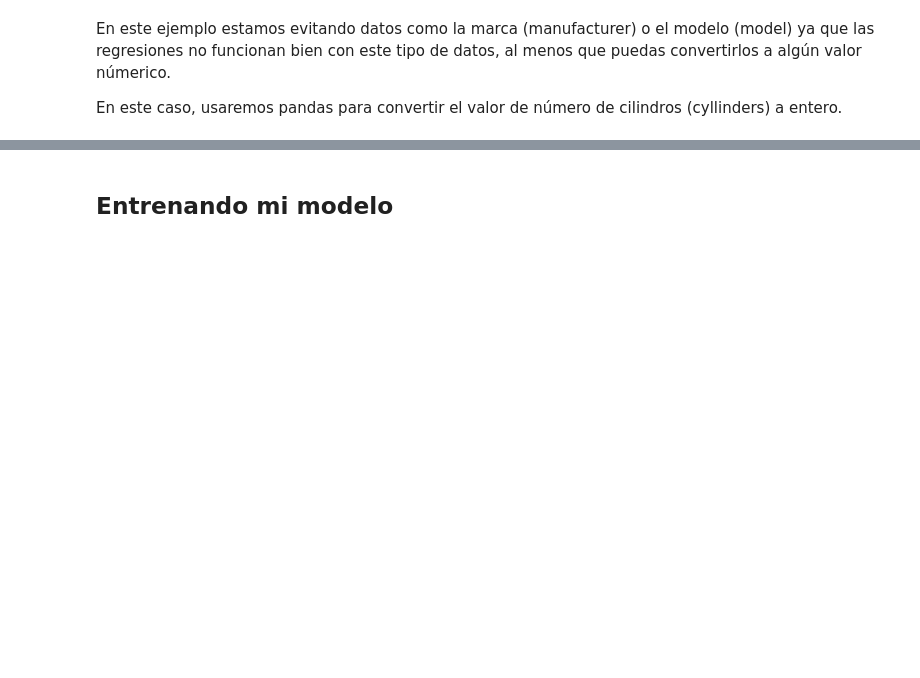
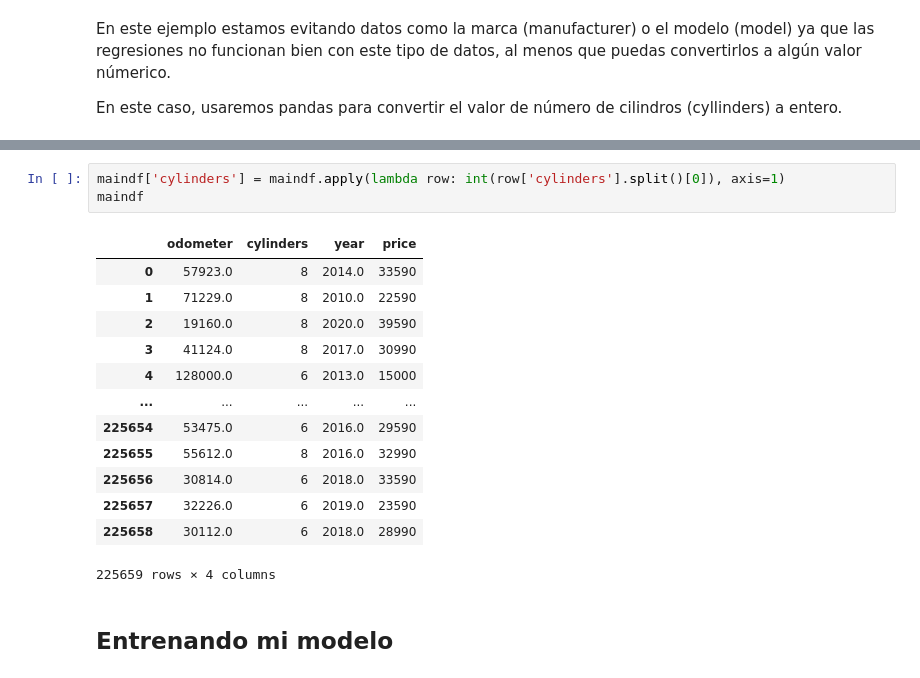
Before and after one commit to delgadofarid/data-science-intro-python, a Jupyter notebook: predictive-model/lab.ipynb, the cells around one changed output, grey strips where cells are left out. Saved outputs shown, nothing was run; the diff lists cells and outputs as text; blank space fills up the shorter version.

```diff
--- a/predictive-model/lab.ipynb
+++ b/predictive-model/lab.ipynb
@@ -23,3 +98,20 @@ En este caso, usaremos pandas para convertir el valor de número de cilindros (c
+# %%
+maindf['cylinders'] = maindf.apply(lambda row: int(row['cylinders'].split()[0]), axis=1)
+maindf
+# %% [output]
+|  | odometer | cylinders | year | price |
+| 0 | 57923.0 | 8 | 2014.0 | 33590 |
+| 1 | 71229.0 | 8 | 2010.0 | 22590 |
+| 2 | 19160.0 | 8 | 2020.0 | 39590 |
+| 3 | 41124.0 | 8 | 2017.0 | 30990 |
+| 4 | 128000.0 | 6 | 2013.0 | 15000 |
+| ... | ... | ... | ... | ... |
+| 225654 | 53475.0 | 6 | 2016.0 | 29590 |
+| 225655 | 55612.0 | 8 | 2016.0 | 32990 |
+| 225656 | 30814.0 | 6 | 2018.0 | 33590 |
+| 225657 | 32226.0 | 6 | 2019.0 | 23590 |
+| 225658 | 30112.0 | 6 | 2018.0 | 28990 |
+225659 rows × 4 columns
 # %% [markdown]
 ## Entrenando mi modelo
 # %% [markdown]
```
Also changed, not shown: parts of 17 cells of this notebook.
